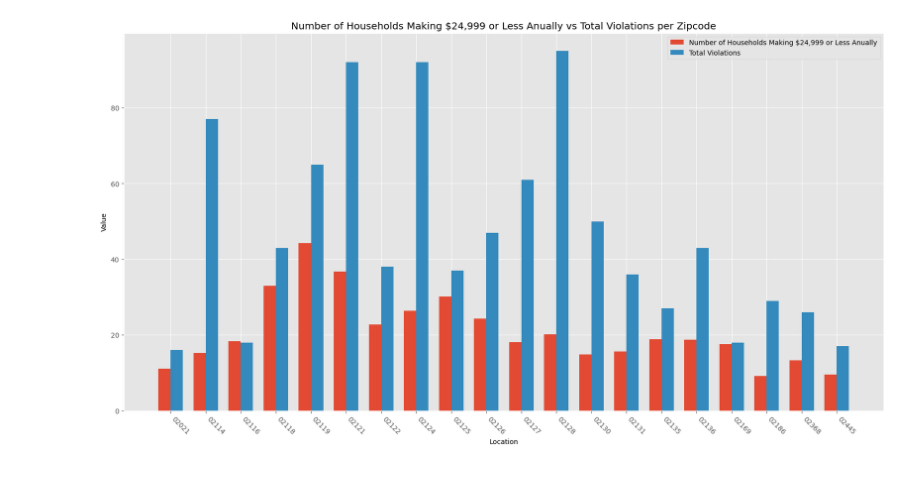
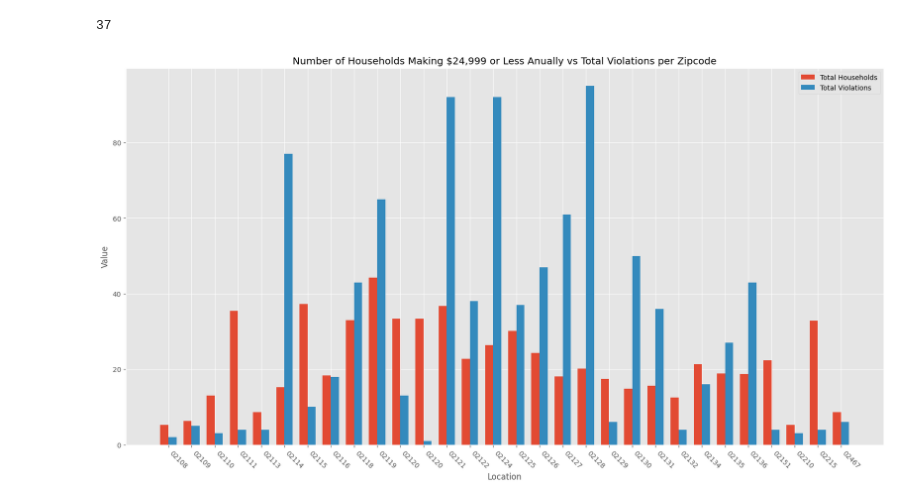
Before and after one commit to BU-Spark/ds-councilor-breadon-bad-landlords2, a Jupyter notebook: spring23-team-3/analysis/income_demographics.ipynb, the cells around one changed output. Cells and saved outputs as stored; diff of their text form; code cells hidden in the pictures.

Commit message:
Fixed zipcodes, modified data, and created scatterplot for income demographics

```diff
--- a/spring23-team-3/analysis/income_demographics.ipynb
+++ b/spring23-team-3/analysis/income_demographics.ipynb
@@ -1,5 +1,7 @@
 # %%
 import pandas as pd
+# TODO: normalize so we have % of households making certain income and % of violations per ?? idk
 
-income_df = pd.read_csv("../data/income_census_data.csv")
+income_df = pd.read_csv("../data/income/income_census_data.csv")
 zip_df = pd.read_csv("../data/zip_df.csv", index_col=0)
+income_df.head()
@@ -17,6 +27,17 @@ income_df = income_df.filter(regex='^((?!Annotation of).)*$')
 # Remove prefix ZCTA5 from zipcode
 income_df['Geographic Area Name'] = income_df['Geographic Area Name'].apply(lambda x: x[6:])
 income_df = income_df.rename(columns={'Geographic Area Name': 'Location'})
+
+#Modify column names?
+
+#Convert columns to numeric values (they are strings not numbers)
+income_df['Estimate!!Households!!Total!!Less than $10,000'] = income_df['Estimate!!Households!!Total!!Less than $10,000'].apply(lambda x: float(x))
+income_df['Estimate!!Households!!Total!!$10,000 to $14,999'] = income_df['Estimate!!Households!!Total!!$10,000 to $14,999'].apply(lambda x: float(x))
+income_df['Estimate!!Households!!Total!!$15,000 to $24,999'] = income_df['Estimate!!Households!!Total!!$15,000 to $24,999'].apply(lambda x: float(x))
+
+#Make a new column
+income_df["Estimate of Total Households $24,999 or Less"] = income_df['Estimate!!Households!!Total!!Less than $10,000'] + income_df['Estimate!!Households!!Total!!$10,000 to $14,999'] + income_df['Estimate!!Households!!Total!!$15,000 to $24,999']
+
 income_df.head()
 # %% [output]
 |  | Geography | Location | Estimate!!Households!!Total | Margin of Error!!Households!!Total | Estimate!!Households!!Total!!Less... | ... |
@@ -29,5 +49,0 @@ income_df.head()
-# %%
-# Select top 20 zip codes (since that is what we're using for the census data)
-zip_df = zip_df.sort_values('Total', ascending=False)
-top_zip_df = zip_df.nlargest(20, 'Total')
-top_zip_df.head(20)
@@ -65,0 +50,7 @@ income_violations_zip.head()
+# %%
+# Merge the data frames
+# TODO: Fix by using normal ciolations by zip (not top 20) and merge so only ones in boston are included
+income_df.shape
+
+income_violations_zip = income_df.merge(zip_df, on = 'Location') # we only want to keep data that is in the income data? or both
+income_violations_zip.head(33)
@@ -66,3 +76,8 @@ income_violations_zip.head()
+# %%
+income_violations_zip.columns.get_loc("Estimate of Total Households $24,999 or Less")
+income_violations_zip.columns.get_loc("Total")
+# %% [output]
+37
 # %%
 # Try Plotting something
 # Maybe do percetage of households at x dollars vs normalized total?
@@ -71,33 +86,32 @@ import numpy as np
 %matplotlib inline
 import matplotlib.pyplot as plt
 # visualization
 # Set the style for the plot
 plt.style.use('ggplot')
 
 bar_width = 0.35
 
 # Create the x values
 locations = np.arange(len(income_violations_zip['Location']))
 
 # # Create a bar chart
 fig, ax = plt.subplots(figsize=(20, 10))
 
-bar1 = ax.bar(locations - bar_width/2,income_violations_zip['Estimate!!Households!!Total!!Less than $10,000'].apply(lambda x: float(x)) + income_violations_zip['Estimate!!Households!!Total!!$10,000 to $14,999'].apply(lambda x: float(x)) + income_violations_zip['Estimate!!Households!!Total!!$15,000 to $24,999'].apply(lambda x: float(x)),
-               bar_width, label='Number of Households Making $24,999 or Less Anually')
+bar1 = ax.bar(locations - bar_width/2,income_violations_zip['Estimate of Total Households $24,999 or Less'], bar_width, label='Total Households' )
 bar2 = ax.bar(locations + bar_width/2, income_violations_zip['Total'], bar_width, label='Total Violations')
 
 #/int(income_violations_zip['Estimate!!Households!!Total'])
 
 # Set labels and title
 ax.set_xlabel('Location')
 ax.set_ylabel('Value')
 ax.set_title('Number of Households Making $24,999 or Less Anually vs Total Violations per Zipcode')
 ax.set_xticks(locations)
 ax.set_xticklabels(income_violations_zip['Location'])
 plt.xticks(rotation=-45, ha = 'left')
 ax.legend()
 
 # Display the plot
 plt.show()
 # %% [output]
-[figure, old version]
+[figure, new version]
```
Also changed, not shown: parts of 6 cells of this notebook, 6 other files.
